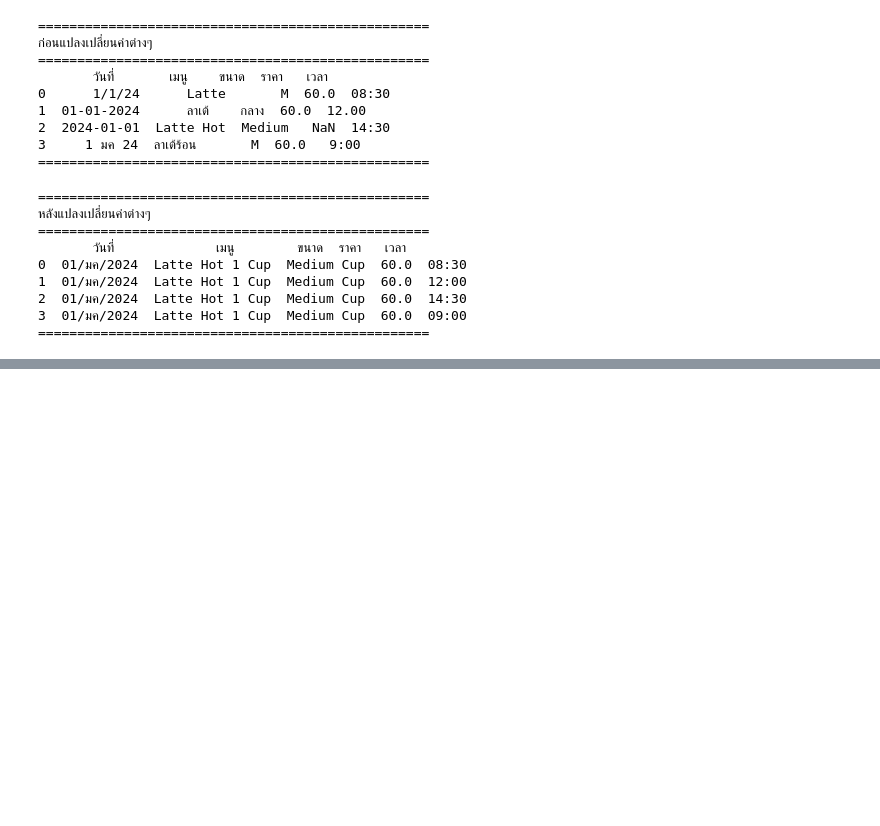
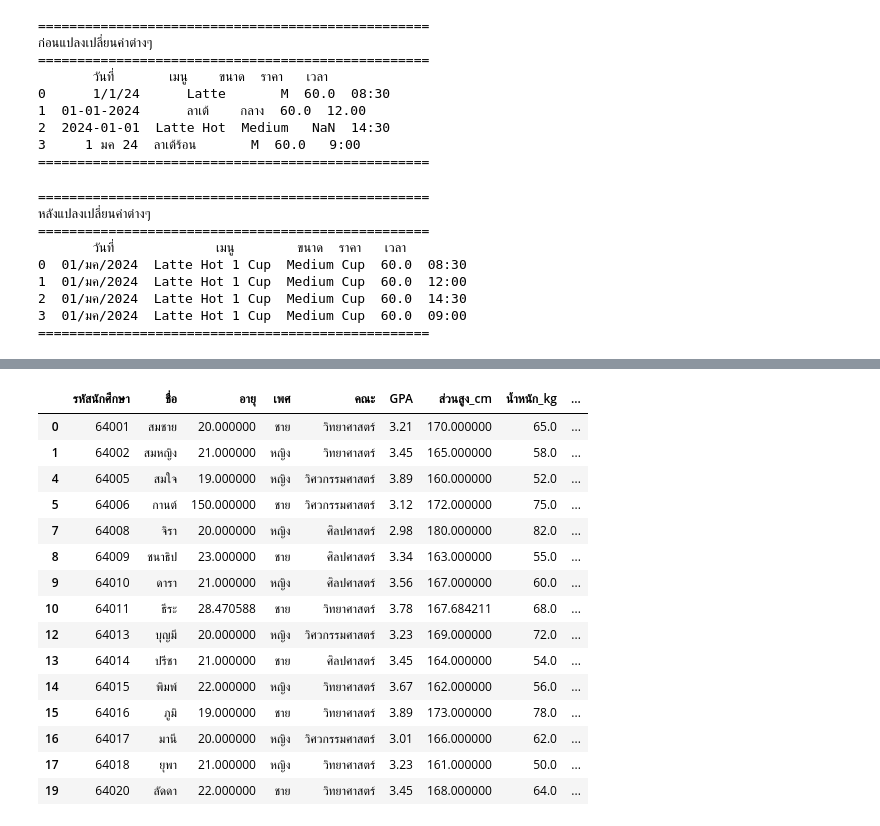
Before and after one commit to 660710703chutiphong/ai-660710703, a Jupyter notebook: AssignmentWeek4.ipynb, the cells around one changed output, grey strips where cells are left out. Cells and saved outputs as stored; diff of their text form; code cells hidden in the pictures; blank space fills up the shorter version.

```diff
--- a/AssignmentWeek4.ipynb
+++ b/AssignmentWeek4.ipynb
@@ -542,0 +782,7 @@ print()
+# %%
+df_master_clean['BMI'] = df_master_clean['น้ำหนัก_kg'] / (df_master_clean['ส่วนสูง_cm']/100)**2
+df_master_clean['สุขภาพ'] = pd.cut(df_master_clean['BMI'],
+                                   bins=[0, 18.5, 25, 30, 100],
+                                   labels=['ผอม', 'ปกติ', 'อ้วน', 'อ้วนมาก'])
+
+print(df_master_clean[['ชื่อ', 'BMI', 'สุขภาพ']])
@@ -542,0 +806,19 @@ print()
+# %%
+df_master_clean
+# %% [output]
+|  | รหัสนักศึกษา | ชื่อ | อายุ | เพศ | คณะ | GPA | ส่วนสูง_cm | น้ำหนัก_kg | ... |
+| 0 | 64001 | สมชาย | 20.000000 | ชาย | วิทยาศาสตร์ | 3.21 | 170.000000 | 65.0 | ... |
+| 1 | 64002 | สมหญิง | 21.000000 | หญิง | วิทยาศาสตร์ | 3.45 | 165.000000 | 58.0 | ... |
+| 4 | 64005 | สมใจ | 19.000000 | หญิง | วิศวกรรมศาสตร์ | 3.89 | 160.000000 | 52.0 | ... |
+| 5 | 64006 | กานต์ | 150.000000 | ชาย | วิศวกรรมศาสตร์ | 3.12 | 172.000000 | 75.0 | ... |
+| 7 | 64008 | จิรา | 20.000000 | หญิง | ศิลปศาสตร์ | 2.98 | 180.000000 | 82.0 | ... |
+| 8 | 64009 | ชนาธิป | 23.000000 | ชาย | ศิลปศาสตร์ | 3.34 | 163.000000 | 55.0 | ... |
+| 9 | 64010 | ดารา | 21.000000 | หญิง | ศิลปศาสตร์ | 3.56 | 167.000000 | 60.0 | ... |
+| 10 | 64011 | ธีระ | 28.470588 | ชาย | วิทยาศาสตร์ | 3.78 | 167.684211 | 68.0 | ... |
+| 12 | 64013 | บุญมี | 20.000000 | หญิง | วิศวกรรมศาสตร์ | 3.23 | 169.000000 | 72.0 | ... |
+| 13 | 64014 | ปรีชา | 21.000000 | ชาย | ศิลปศาสตร์ | 3.45 | 164.000000 | 54.0 | ... |
+| 14 | 64015 | พิมพ์ | 22.000000 | หญิง | วิทยาศาสตร์ | 3.67 | 162.000000 | 56.0 | ... |
+| 15 | 64016 | ภูมิ | 19.000000 | ชาย | วิทยาศาสตร์ | 3.89 | 173.000000 | 78.0 | ... |
+| 16 | 64017 | มานี | 20.000000 | หญิง | วิศวกรรมศาสตร์ | 3.01 | 166.000000 | 62.0 | ... |
+| 17 | 64018 | ยุพา | 21.000000 | หญิง | วิทยาศาสตร์ | 3.23 | 161.000000 | 50.0 | ... |
+| 19 | 64020 | ลัดดา | 22.000000 | ชาย | วิทยาศาสตร์ | 3.45 | 168.000000 | 64.0 | ... |
```
Also changed, not shown: parts of 30 cells of this notebook, 1 other file.
